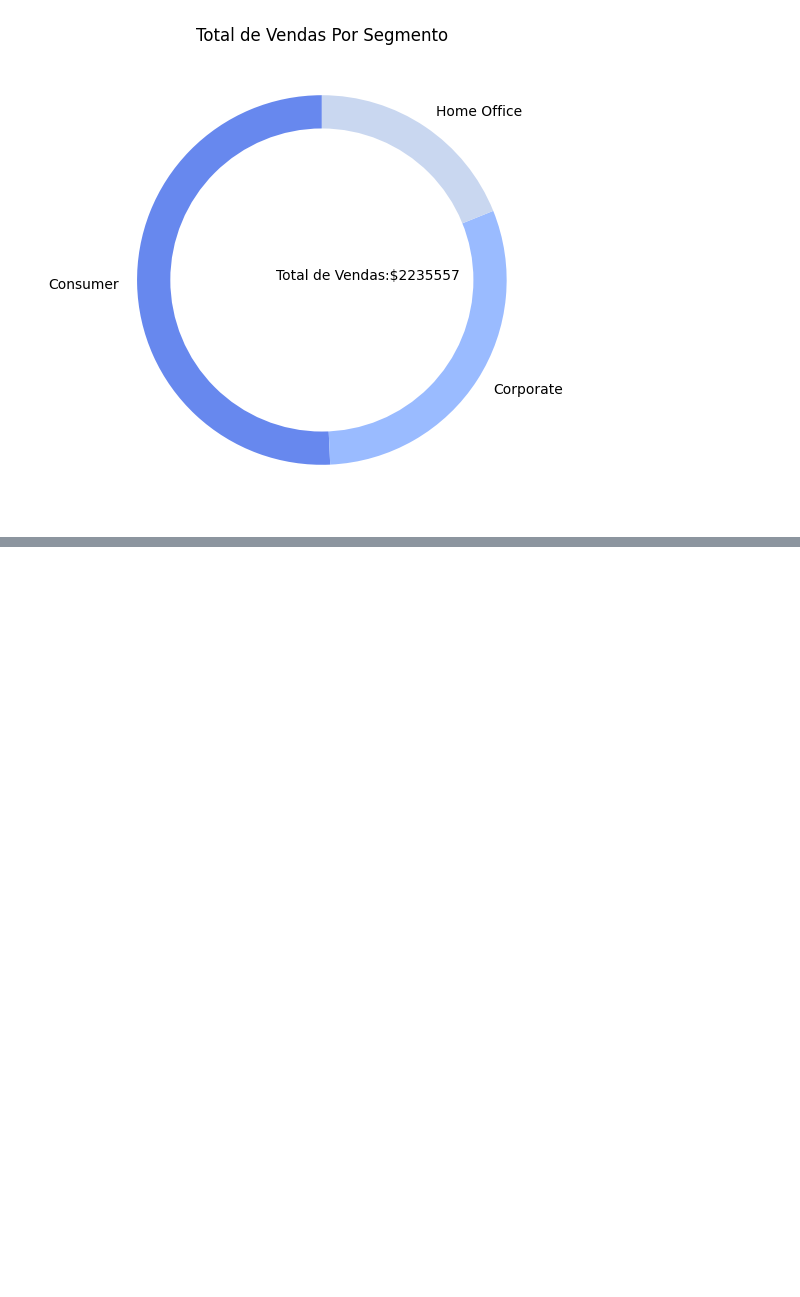
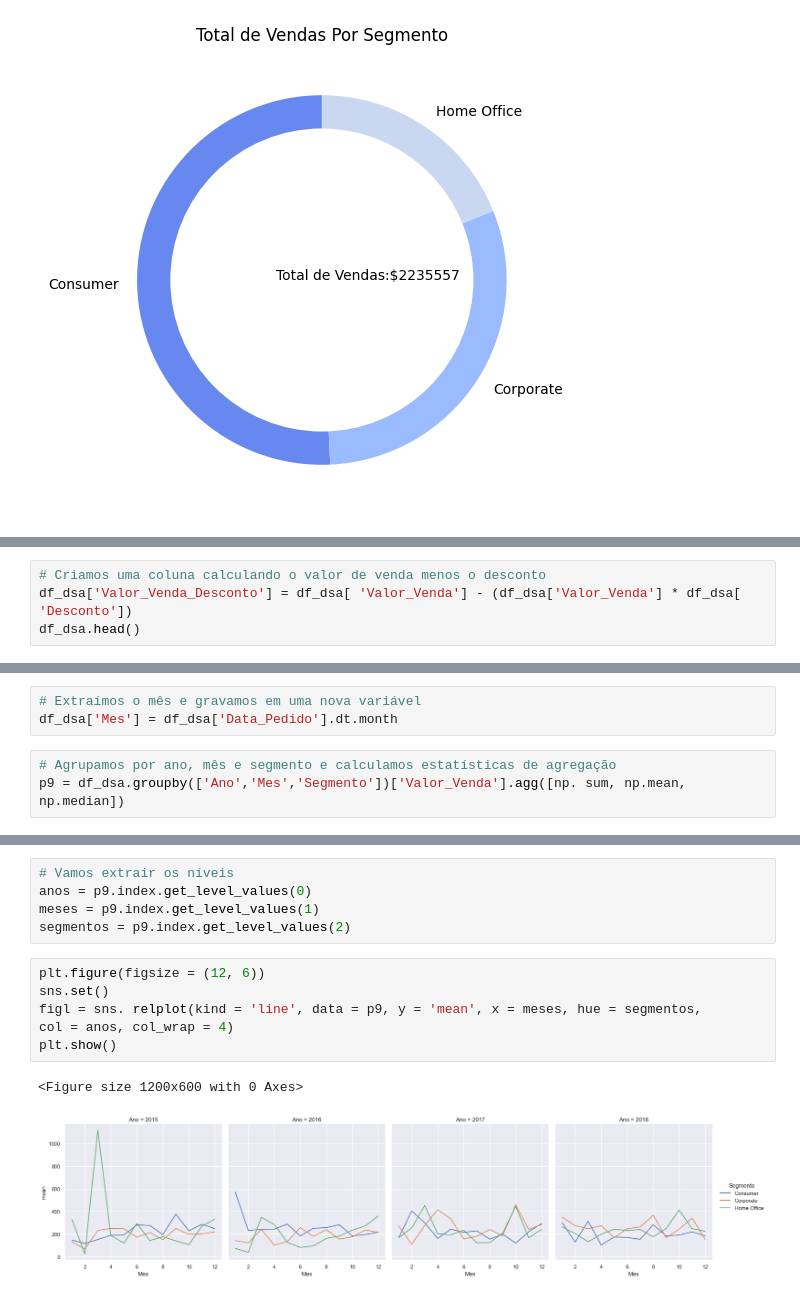
Before and after one commit to Vitoria-Rabelo/python_notebooks, a Jupyter notebook: 13_ProjetoAnaliseExploratoriaDeDados/perguntasDeNegocios.ipynb, the cells around one changed output, grey strips where cells are left out. Cells and saved outputs as stored; diff of their text form; blank space fills up the shorter version.

```diff
--- a/13_ProjetoAnaliseExploratoriaDeDados/perguntasDeNegocios.ipynb
+++ b/13_ProjetoAnaliseExploratoriaDeDados/perguntasDeNegocios.ipynb
@@ -155,0 +233,4 @@ plt.show
+# %%
+# Criamos uma coluna calculando o valor de venda menos o desconto
+df_dsa['Valor_Venda_Desconto'] = df_dsa[ 'Valor_Venda'] - (df_dsa['Valor_Venda'] * df_dsa[ 'Desconto'])
+df_dsa.head()
@@ -155,0 +269,6 @@ plt.show
+# %%
+# Extraímos o mês e gravamos em uma nova variável
+df_dsa['Mes'] = df_dsa['Data_Pedido'].dt.month
+# %%
+# Agrupamos por ano, mês e segmento e calculamos estatísticas de agregação
+p9 = df_dsa.groupby(['Ano','Mes','Segmento'])['Valor_Venda'].agg([np. sum, np.mean, np.median])
@@ -155,0 +292,14 @@ plt.show
+# %%
+# Vamos extrair os níveis
+anos = p9.index.get_level_values(0)
+meses = p9.index.get_level_values(1)
+segmentos = p9.index.get_level_values(2)
+# %%
+plt.figure(figsize = (12, 6))
+sns.set()
+figl = sns. relplot(kind = 'line', data = p9, y = 'mean', x = meses, hue = segmentos,
+col = anos, col_wrap = 4)
+plt.show()
+# %% [output]
+<Figure size 1200x600 with 0 Axes>
+[figure, added]
```
Also changed, not shown: parts of 22 cells of this notebook, 2 other files.
